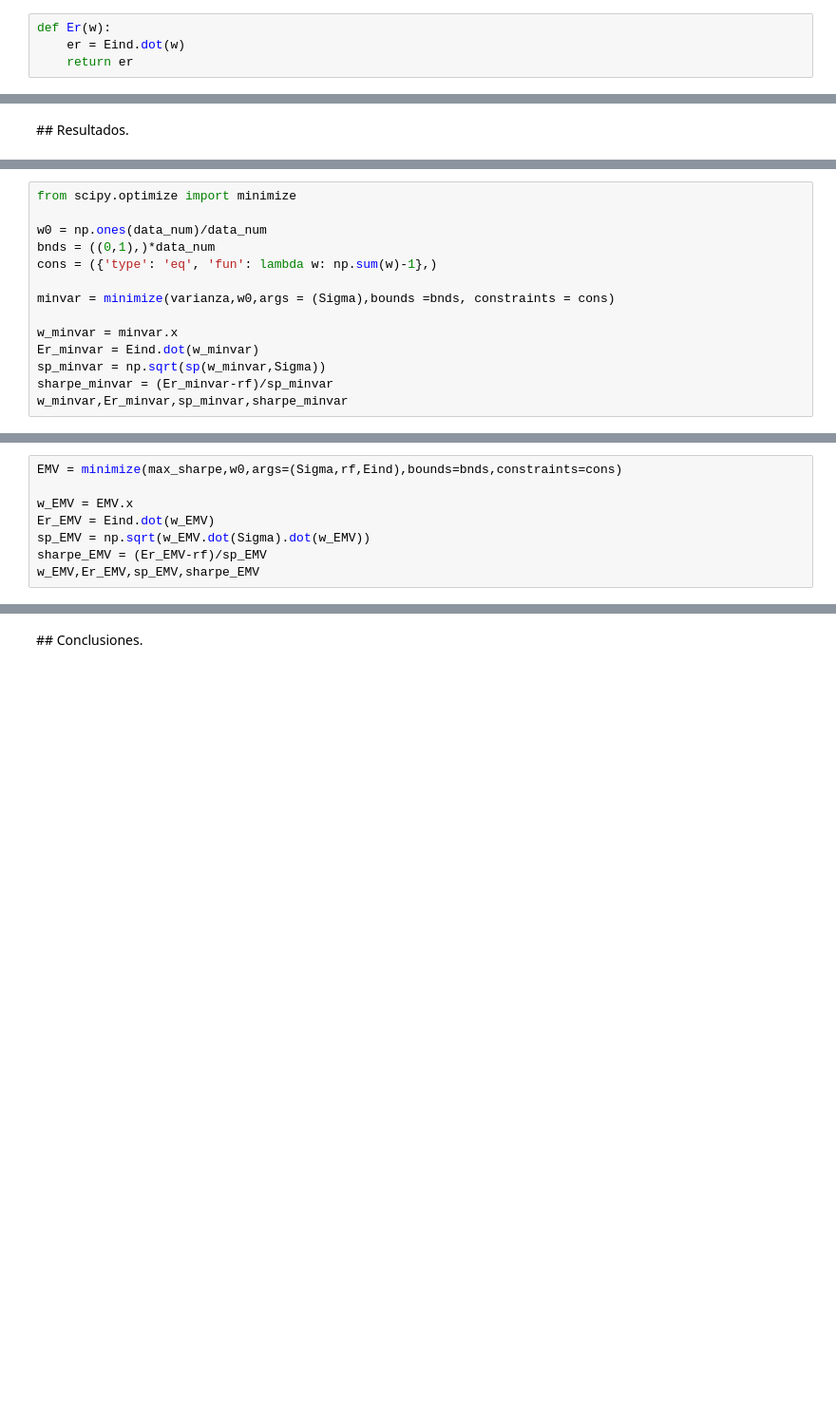
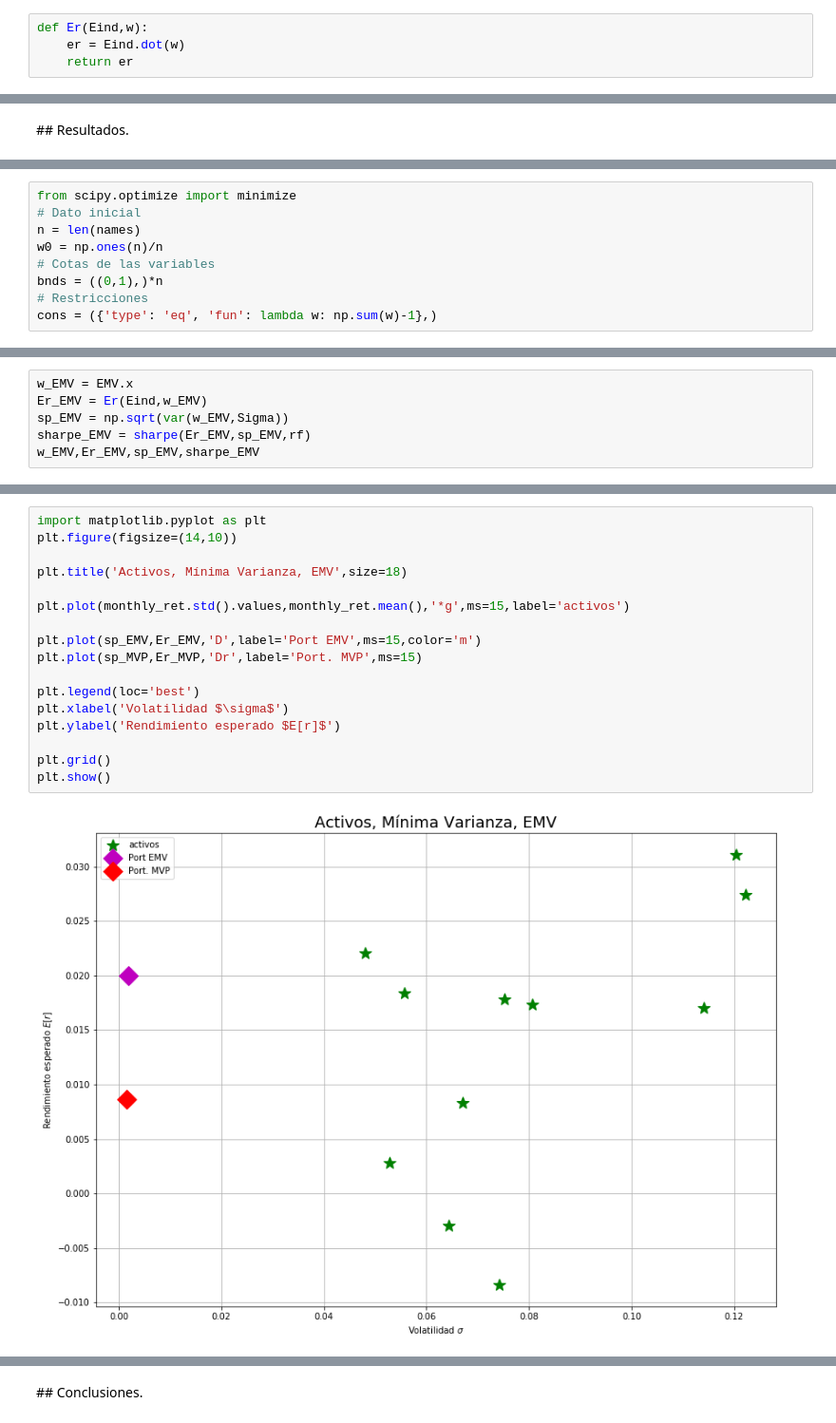
Before and after one commit to oscaralfonso17/proyecto_portafolios, a Jupyter notebook: ProyectoFinal_EnriquezF_RamirezJ_FloresO.ipynb, the cells around one changed output, grey strips where cells are left out. Shown at 95% size. Cells and saved outputs as stored; diff of their text form; blank space fills up the shorter version.

```diff
--- a/ProyectoFinal_EnriquezF_RamirezJ_FloresO.ipynb
+++ b/ProyectoFinal_EnriquezF_RamirezJ_FloresO.ipynb
@@ -81,5 +98,5 @@ FILE
 # %%
-def Er(w):
+def Er(Eind,w):
     er = Eind.dot(w)
     return er
 # %%
@@ -250,14 +308,9 @@ sharpe_MVP
 # %%
 from scipy.optimize import minimize
-
-w0 = np.ones(data_num)/data_num
-bnds = ((0,1),)*data_num
+# Dato inicial
+n = len(names)
+w0 = np.ones(n)/n
+# Cotas de las variables
+bnds = ((0,1),)*n
+# Restricciones
 cons = ({'type': 'eq', 'fun': lambda w: np.sum(w)-1},)
-
-minvar = minimize(varianza,w0,args = (Sigma),bounds =bnds, constraints = cons)
-
-w_minvar = minvar.x
-Er_minvar = Eind.dot(w_minvar)
-sp_minvar = np.sqrt(sp(w_minvar,Sigma))
-sharpe_minvar = (Er_minvar-rf)/sp_minvar
-w_minvar,Er_minvar,sp_minvar,sharpe_minvar
@@ -269,9 +334,7 @@ w_minvar,Er_minvar,sp_minvar,sharpe_minvar
 # %%
-EMV = minimize(max_sharpe,w0,args=(Sigma,rf,Eind),bounds=bnds,constraints=cons)
-
 w_EMV = EMV.x
-Er_EMV = Eind.dot(w_EMV)
-sp_EMV = np.sqrt(w_EMV.dot(Sigma).dot(w_EMV))
-sharpe_EMV = (Er_EMV-rf)/sp_EMV
+Er_EMV = Er(Eind,w_EMV)
+sp_EMV = np.sqrt(var(w_EMV,Sigma))
+sharpe_EMV = sharpe(Er_EMV,sp_EMV,rf)
 w_EMV,Er_EMV,sp_EMV,sharpe_EMV
 # %% [output]
@@ -293,0 +382,19 @@ corr1,corr2
+# %%
+import matplotlib.pyplot as plt
+plt.figure(figsize=(14,10))
+
+plt.title('Activos, Mínima Varianza, EMV',size=18)
+
+plt.plot(monthly_ret.std().values,monthly_ret.mean(),'*g',ms=15,label='activos')
+
+plt.plot(sp_EMV,Er_EMV,'D',label='Port EMV',ms=15,color='m')
+plt.plot(sp_MVP,Er_MVP,'Dr',label='Port. MVP',ms=15)
+
+plt.legend(loc='best')
+plt.xlabel('Volatilidad $\sigma$')
+plt.ylabel('Rendimiento esperado $E[r]$')
+
+plt.grid()
+plt.show()
+# %% [output]
+[figure, added]
```
Also changed, not shown: parts of 40 cells of this notebook.
